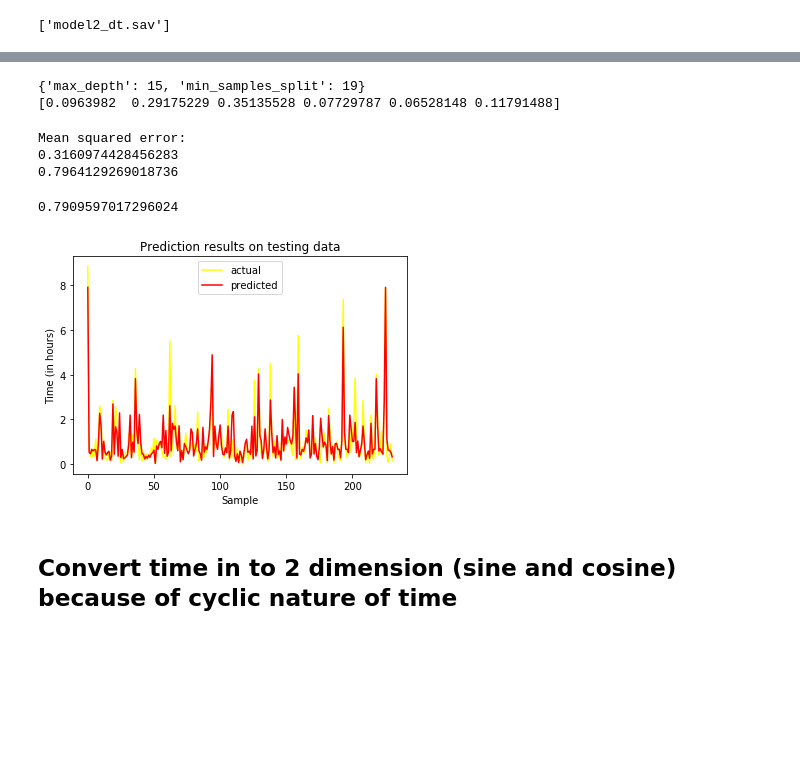
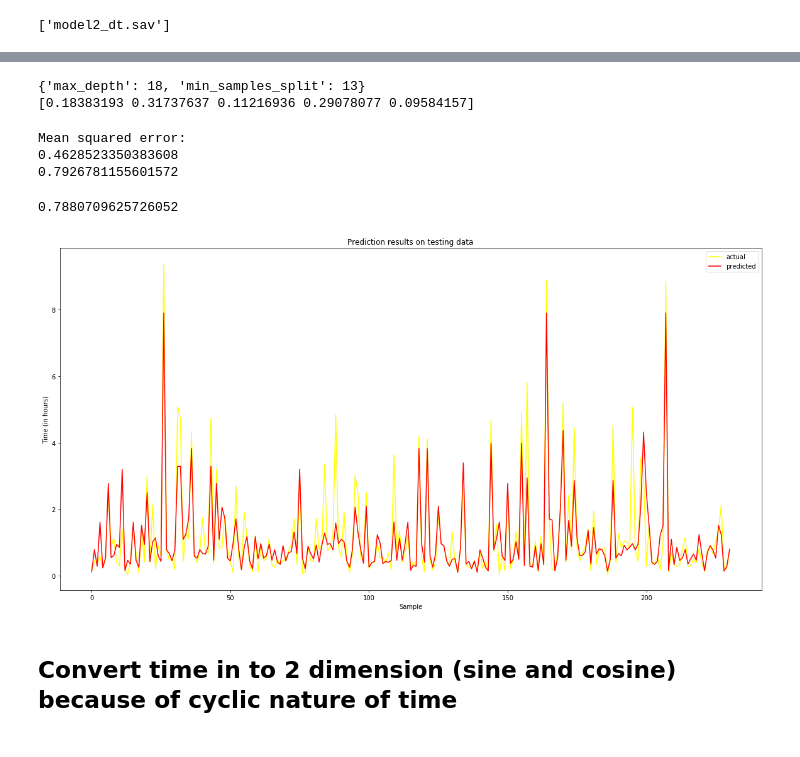
Before and after one commit to abu-rayyan/DeliveryTimePrediction, a Jupyter notebook: Ipynb_files/model2_dt.ipynb, the cells around one changed output, grey strips where cells are left out. Drawn from its saved outputs; the diff is of its cells as text; code cells hidden in the pictures; blank space fills up the shorter version.

```diff
--- a/Ipynb_files/model2_dt.ipynb
+++ b/Ipynb_files/model2_dt.ipynb
@@ -51,7 +53,7 @@ plt.legend()
 #df = df [~rm_grtr_4]
 #df = df[~rm_neg]
 timestamp_info = df[['Created Time', 'Biker Assigned Time']].values.astype(int)
-location_code = df[['BikerCode', 'LocationCode', 'CustomerCode', 'PendingOrdersLocationWise']].values
+location_code = df[['BikerCode', 'LocationCode','PendingOrdersLocationWise']].values
 X = np.concatenate((timestamp_info, location_code), axis=1)
 #X= info_taken[['BikerID', 'Hours2assign']].values #,
 Y= np.reshape(df['Hours2deliver'].values, -1)
@@ -92,8 +94,8 @@ GridSearchCV(cv=20, error_score='raise',
 print(grid_search.best_params_)
 print(grid_search.best_estimator_.feature_importances_)
 # %% [output]
-{'max_depth': 15, 'min_samples_split': 19}
-[0.0963982  0.29175229 0.35135528 0.07729787 0.06528148 0.11791488]
+{'max_depth': 18, 'min_samples_split': 13}
+[0.18383193 0.31737637 0.11216936 0.29078077 0.09584157]
 # %%
 predict_model = trained_model.predict(X_tst)
 #predict_model = grid_search.best_estimator_.predict(X_tst)
@@ -108,19 +110,20 @@ adj_r2 = 1-(1-r2) * (X_tst.shape[0] -1)/(X_tst.shape[0]-X_tst.shape[1] -1)
 adj_r2
 # %% [output]
 Mean squared error:
-0.3160974428456283
-0.7964129269018736
+0.4628523350383608
+0.7926781155601572
-0.7909597017296024
+0.7880709625726052
 # %%
+plt.figure(figsize=(20,10))
 plt.plot(Y_tst, color= 'yellow', label= 'actual') # p
 plt.plot(predict_model, color= 'red', label= 'predicted') # p
 plt.xlabel('Sample')
 plt.ylabel('Time (in hours)')
 plt.title('Prediction results on testing data')
 plt.legend()
 plt.show()
 # %% [output]
-[figure, old version]
+[figure, new version]
 # %% [markdown]
 <H2> Convert time in to 2 dimension (sine and cosine) because of cyclic nature of time <H2>
 # %%
```
Also changed, not shown: parts of 2 cells of this notebook, 4 other files.
